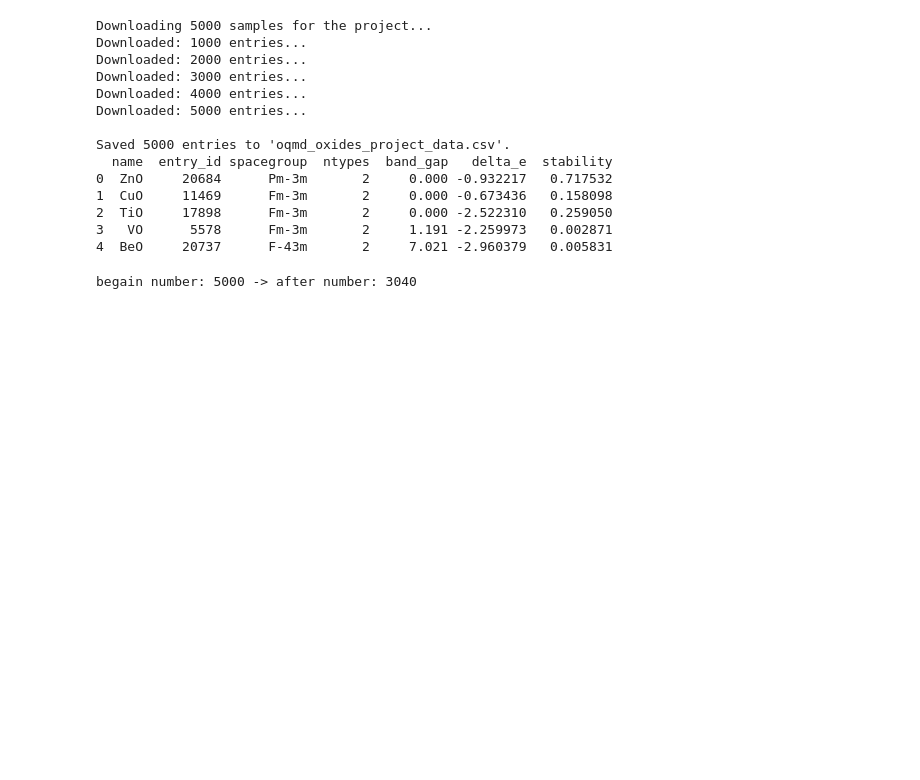
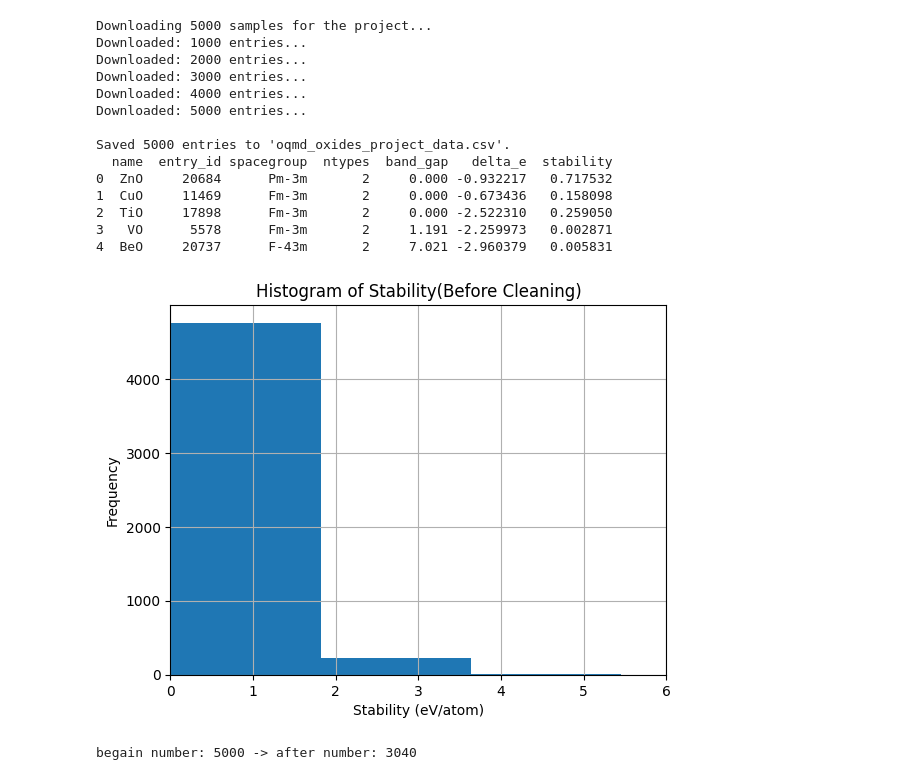
Before and after one commit to zhangyue030/ML4MSD-HW-YueZ, a Jupyter notebook: final project/ML_pipeline_fixed2.ipynb, the cells around one changed output. Drawn from its saved outputs; the diff is of its cells as text; code cells hidden in the pictures; blank space fills up the shorter version.

Commit message:
add histogram to final project

```diff
--- a/final project/ML_pipeline_fixed2.ipynb
+++ b/final project/ML_pipeline_fixed2.ipynb
@@ -56,6 +56,16 @@ Saved 5000 entries to 'oqmd_oxides_project_data.csv'.
 2  TiO     17898      Fm-3m       2     0.000 -2.522310   0.259050
 3   VO      5578      Fm-3m       2     1.191 -2.259973   0.002871
 4  BeO     20737      F-43m       2     7.021 -2.960379   0.005831
+# %%
+import matplotlib.pyplot as plt
+df['stability'].hist(bins=30)
+plt.xlabel('Stability (eV/atom)')
+plt.ylabel('Frequency')
+plt.title('Histogram of Stability(Before Cleaning)')
+plt.xlim(0,6)
+plt.show()
+# %% [output]
+[figure, added]
 # %%
 df = df.sort_values('stability', ascending=True)
 
```
Also changed, not shown: parts of 3 cells of this notebook, 53 other files.
